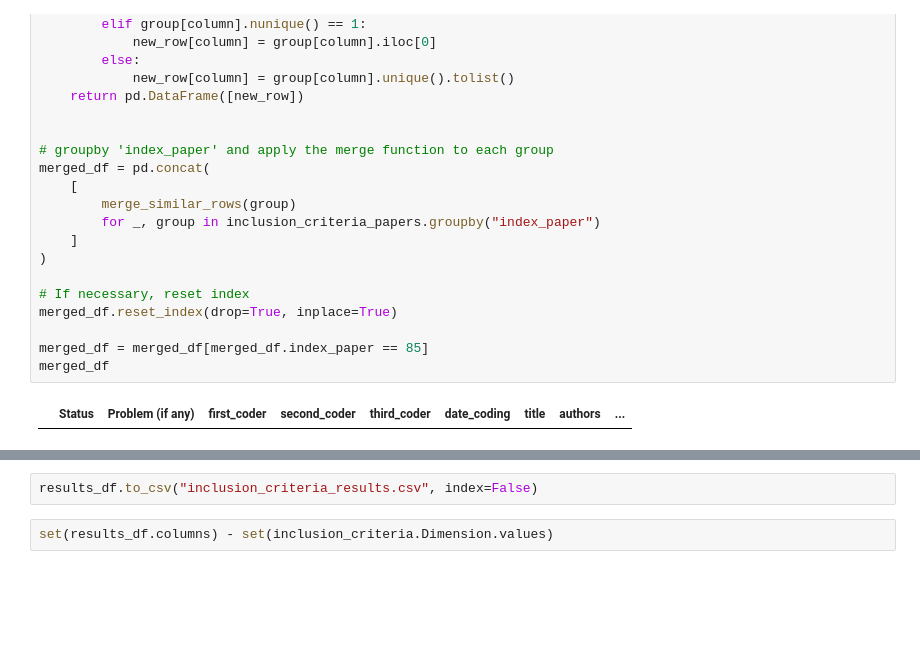
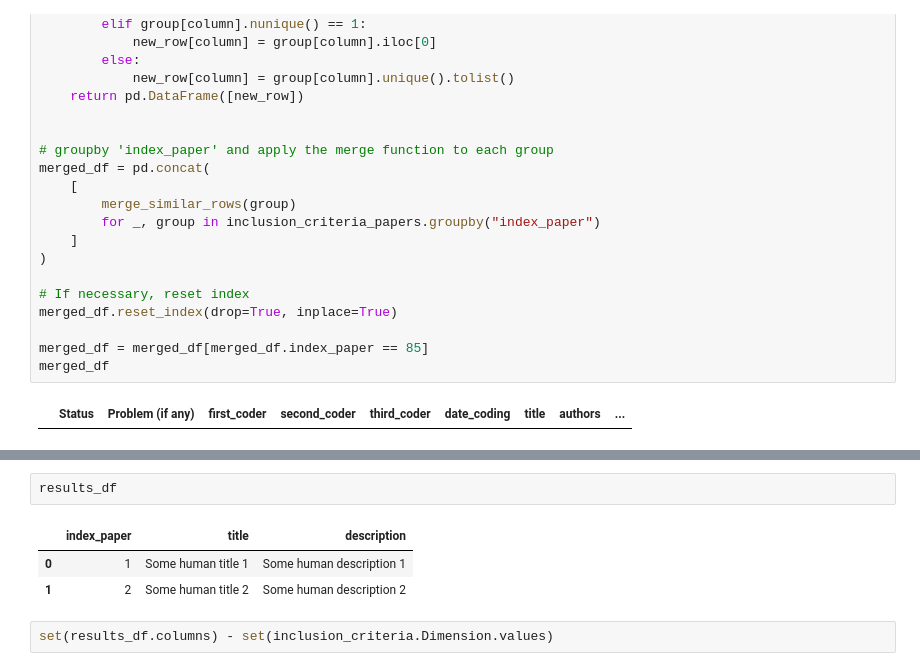
Before and after one commit to Watts-Lab/atlas, a Jupyter notebook: notebooks/gpt_functions_all.ipynb, the cells around one changed output, grey strips where cells are left out. Saved outputs shown, nothing was run; the diff lists cells and outputs as text; blank space fills up the shorter version.

```diff
--- a/notebooks/gpt_functions_all.ipynb
+++ b/notebooks/gpt_functions_all.ipynb
@@ -283,5 +365,9 @@ Cost: $0.16
-# %%
-results_df.to_csv("inclusion_criteria_results.csv", index=False)
+# %%
+results_df
+# %% [output]
+|  | index_paper | title | description |
+| 0 | 1 | Some human title 1 | Some human description 1 |
+| 1 | 2 | Some human title 2 | Some human description 2 |
 # %%
 set(results_df.columns) - set(inclusion_criteria.Dimension.values)
 # %% [output]
```
Also changed, not shown: parts of 9 cells of this notebook, 3 other files.
